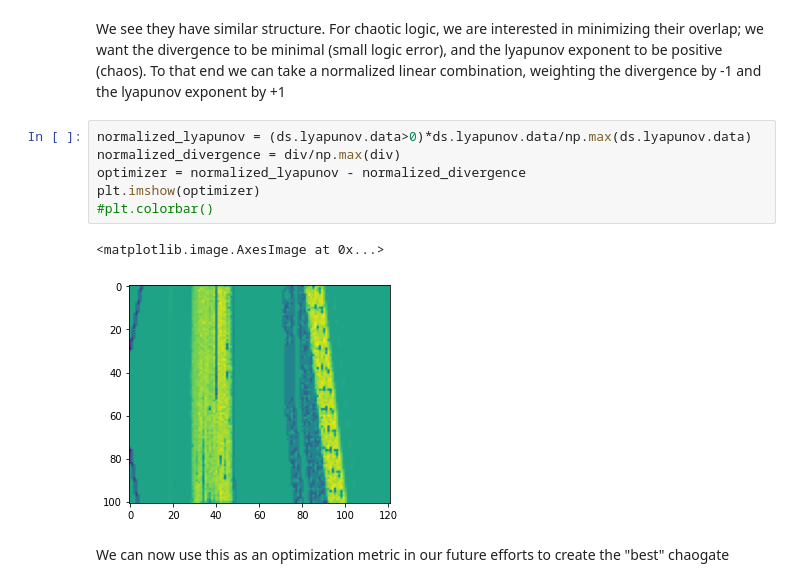
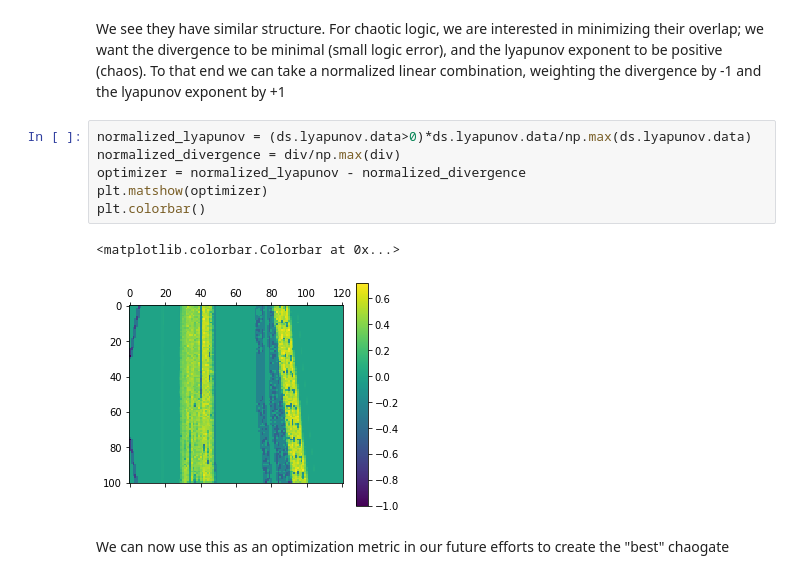
Before and after one commit to Noeloikeau/chaogate, a Jupyter notebook: 00_core.ipynb, the cells around one changed output. Cells and saved outputs as stored; diff of their text form.

```diff
--- a/00_core.ipynb
+++ b/00_core.ipynb
@@ -872,12 +876,12 @@ We see they have similar structure. For chaotic logic, we are interested in mini
 # %%
 normalized_lyapunov = (ds.lyapunov.data>0)*ds.lyapunov.data/np.max(ds.lyapunov.data)
 normalized_divergence = div/np.max(div)
 optimizer = normalized_lyapunov - normalized_divergence
-plt.imshow(optimizer)
-#plt.colorbar()
+plt.matshow(optimizer)
+plt.colorbar()
 # %% [output]
-<matplotlib.image.AxesImage at 0x...>
+<matplotlib.colorbar.Colorbar at 0x...>
-[figure, old version]
+[figure, new version]
 # %% [markdown]
 We can now use this as an optimization metric in our future efforts to create the "best" chaogate
 # %%
```
Also changed, not shown: parts of 12 cells of this notebook, 6 other files.
